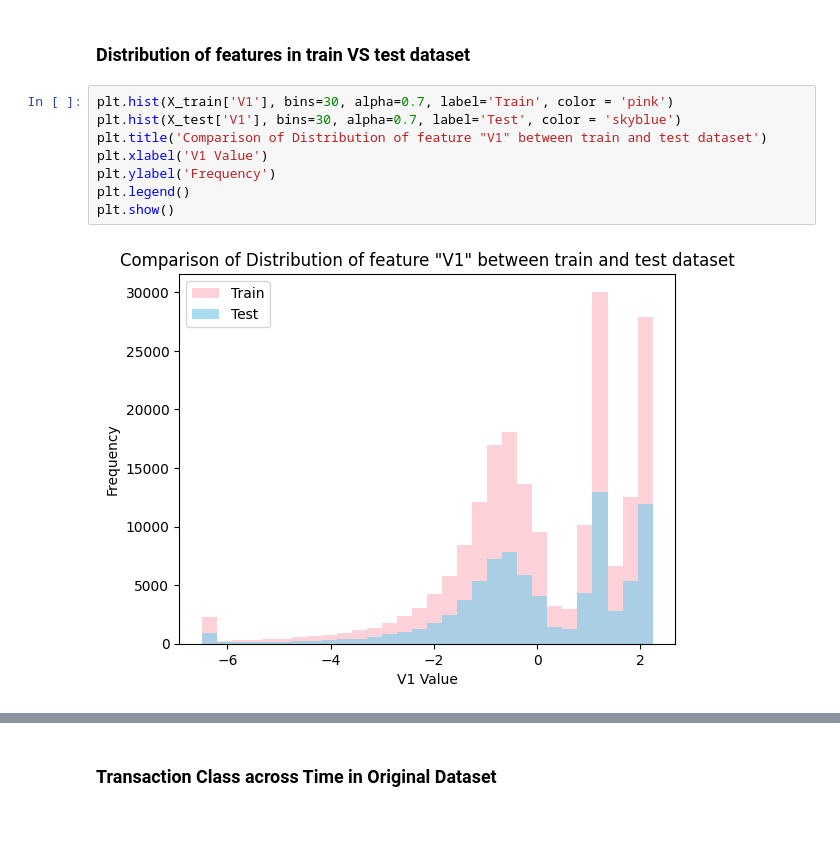
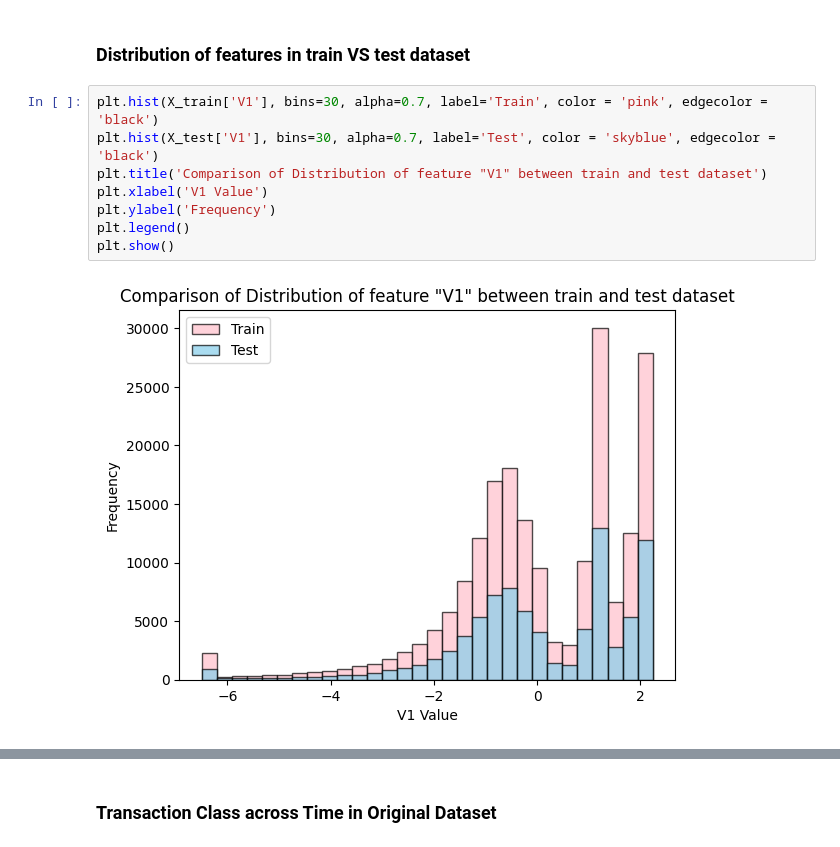
Before and after one commit to ProfessionalSalmon/Fraud_Detection_Logistic_Model, a Jupyter notebook: fraud.ipynb, the cells around one changed output, grey strips where cells are left out. Cells and saved outputs as stored; diff of their text form.

```diff
--- a/fraud.ipynb
+++ b/fraud.ipynb
@@ -221,13 +216,13 @@ plt.show()
 # %% [markdown]
 ### Distribution of features in train VS test dataset
 # %%
-plt.hist(X_train['V1'], bins=30, alpha=0.7, label='Train', color = 'pink')
-plt.hist(X_test['V1'], bins=30, alpha=0.7, label='Test', color = 'skyblue')
+plt.hist(X_train['V1'], bins=30, alpha=0.7, label='Train', color = 'pink', edgecolor = 'black')
+plt.hist(X_test['V1'], bins=30, alpha=0.7, label='Test', color = 'skyblue', edgecolor = 'black')
 plt.title('Comparison of Distribution of feature "V1" between train and test dataset')
 plt.xlabel('V1 Value')
 plt.ylabel('Frequency')
 plt.legend()
 plt.show()
 # %% [output]
-[figure, old version]
+[figure, new version]
 # %%
```
Also changed, not shown: parts of 11 cells of this notebook.
